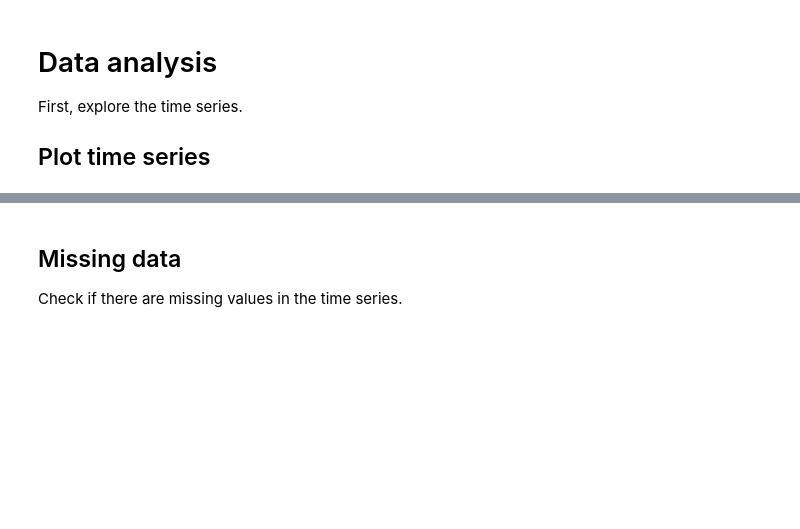
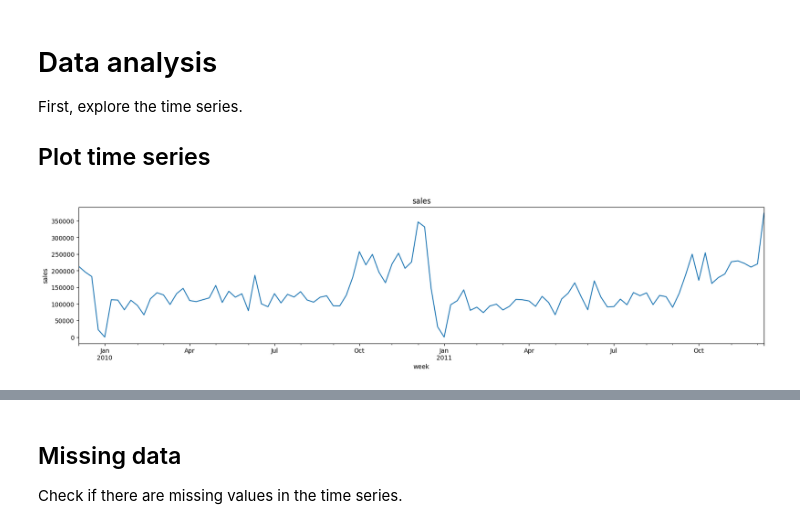
Before and after one commit to ivelin/feature-engineering-for-time-series-forecasting, a Jupyter notebook: assignments/02-tabularizing-time-series/assignment.ipynb, the cells around one changed output, grey strips where cells are left out. Drawn from its saved outputs; the diff is of its cells as text; code cells hidden in the pictures; blank space fills up the shorter version.

```diff
--- a/assignments/02-tabularizing-time-series/assignment.ipynb
+++ b/assignments/02-tabularizing-time-series/assignment.ipynb
@@ -41,3 +41,20 @@ df.head()
 First, explore the time series.
 
 ## Plot time series
+# %%
+# Plot the time series.
+
+for var in ["sales"]:
+
+    # Plot the time series
+    df[var].plot(figsize=(20, 4))
+
+    # Add title
+    plt.title(var)
+
+    # the y axis label
+    plt.ylabel(var)
+
+    plt.show()
+# %% [output]
+[figure, added]
```
Also changed, not shown: parts of 6 cells of this notebook.
